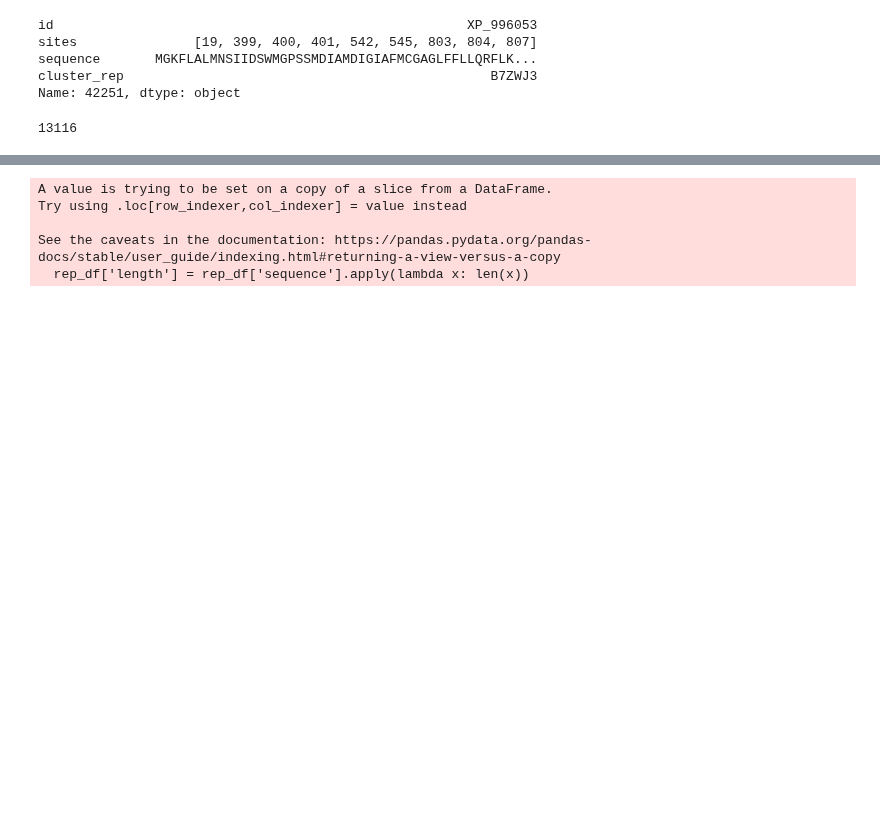
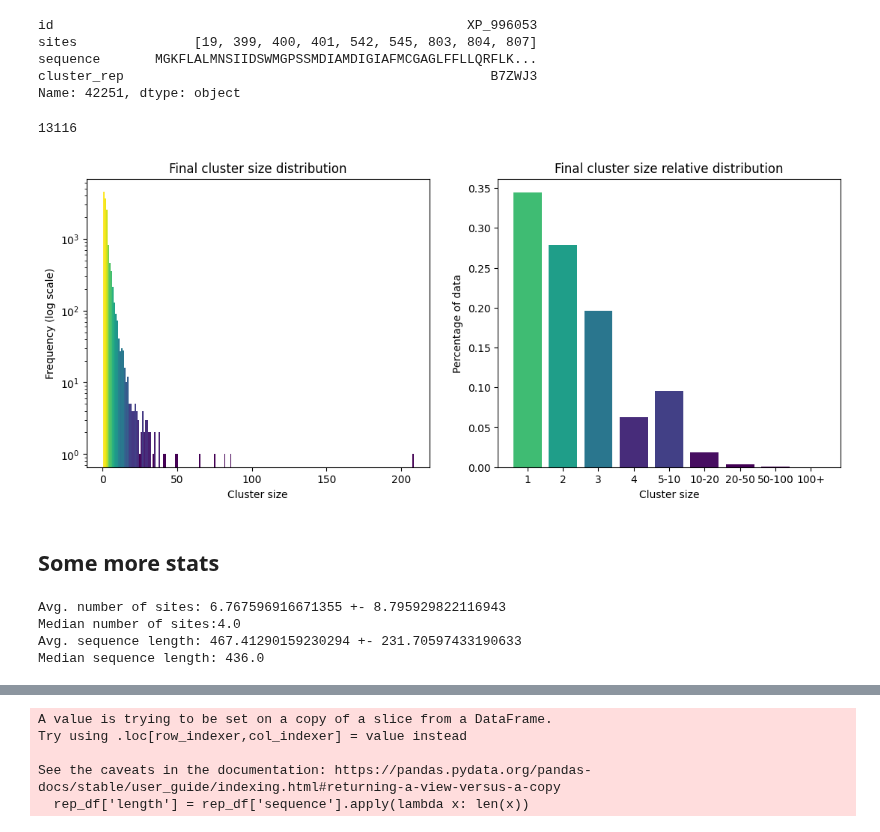
Before and after one commit to nexuso1/bio-research, a Jupyter notebook: notebooks/dataset_preparation.ipynb, the cells around one changed output, grey strips where cells are left out. Drawn from its saved outputs; the diff is of its cells as text; code cells hidden in the pictures; blank space fills up the shorter version.

Commit message:
some more stats

```diff
--- a/notebooks/dataset_preparation.ipynb
+++ b/notebooks/dataset_preparation.ipynb
@@ -72,21 +71,3 @@ clusters
 | 62806 | A6NEK1 | A6NEK1 |
 | 62807 | A6NEK1 | Q497K5 |
 62808 rows × 2 columns
-# %%
-import matplotlib.pyplot as plt
-from matplotlib import colormaps
-import numpy as np
-
-cmap = colormaps['viridis']
-counts = np.bincount(clusters.groupby('cluster_rep').count()['cluster_mem'])
-colors = np.zeros_like(counts, np.float32)
-mask = counts > 0
-nonzero = counts[mask]
-nonzero = np.log(nonzero) / np.log(nonzero).max()
-colors[mask] = nonzero
-colors = cmap(colors)
-plt.bar(np.arange(len(counts)), counts, label='Cluster sizes, sensitivity = 0.3', color=colors)
-plt.xlabel('Cluster size')
-plt.ylabel('Frequency')
-plt.yscale('log')
-plt.show()
@@ -229,3 +220,61 @@ Name: 42251, dtype: object
 len(joined['cluster_rep'].unique())
 # %% [output]
 13116
+# %%
+import matplotlib.pyplot as plt
+from matplotlib import colormaps
+import numpy as np
+
+def plot_cluster_sizes(ax,  clusters, cmap='viridis', title=None):
+    cmap = colormaps['viridis']
+    counts = np.bincount(clusters.groupby('cluster_rep').count()['id'])
+    colors = np.zeros_like(counts, np.float32)
+    mask = counts > 0
+    nonzero = counts[mask]
+    nonzero = np.log(nonzero) / np.log(nonzero).max()
+    colors[mask] = nonzero
+    colors = cmap(colors)
+    ax.bar(np.arange(len(counts)), counts, color=colors)
+    ax.set_xlabel('Cluster size')
+    ax.set_ylabel('Frequency (log scale)')
+    ax.set_yscale('log')
+    ax.set_title(title)
+
+def plot_binned_cluster_dist(ax,  clusters, cmap='viridis', title=None):
+    cmap = colormaps['viridis']
+    group_sizes = clusters.groupby('cluster_rep').count().to_numpy().flatten()
+    bins = [1, 2, 3, 4, 5, 10, 20, 50, 100, 1000]
+    bins = [1, 2, 3, 4, 5, 10, 20, 50, 100, 1000]
+    hist = np.histogram(group_sizes, bins=bins)
+    labels = [str(i) for i in bins[:-1]]
+    for i in range(4, len(labels) - 1):
+        labels[i] = labels[i] + '-' + labels[i + 1]
+
+    labels[-1] = labels[-1] + '+'
+    colors = cmap(hist[0] * 2 / np.sum(hist[0]))
+    ax.bar(labels, hist[0] / np.sum(hist[0]), color=colors)
+    ax.set_xlabel('Cluster size')
+    ax.set_ylabel('Percentage of data')
+    ax.set_title(title)
+
+fig, ax = plt.subplots(1, 2, figsize=(13, 5))
+plot_cluster_sizes(ax[0], joined, title='Final cluster size distribution')
+plot_binned_cluster_dist(ax[1], joined, title='Final cluster size relative distribution')
+
+plt.savefig('../img/cluster_dist.png')
+# %% [output]
+[figure, added]
+# %% [markdown]
+## Some more stats
+# %%
+n_sites = joined['sites'].apply(lambda x: len(x))
+lengths = joined['sequence'].apply(lambda x: len(x))
+print(f"Avg. number of sites: {n_sites.mean()} +- {n_sites.std()}")
+print(f'Median number of sites:{n_sites.median()}')
+print(f'Avg. sequence length: {lengths.mean()} +- {lengths.std()}')
+print(f'Median sequence length: {lengths.median()}')
+# %% [output]
+Avg. number of sites: 6.767596916671355 +- 8.795929822116943
+Median number of sites:4.0
+Avg. sequence length: 467.41290159230294 +- 231.70597433190633
+Median sequence length: 436.0
```
Also changed, not shown: parts of 8 cells of this notebook, 7 other files.
